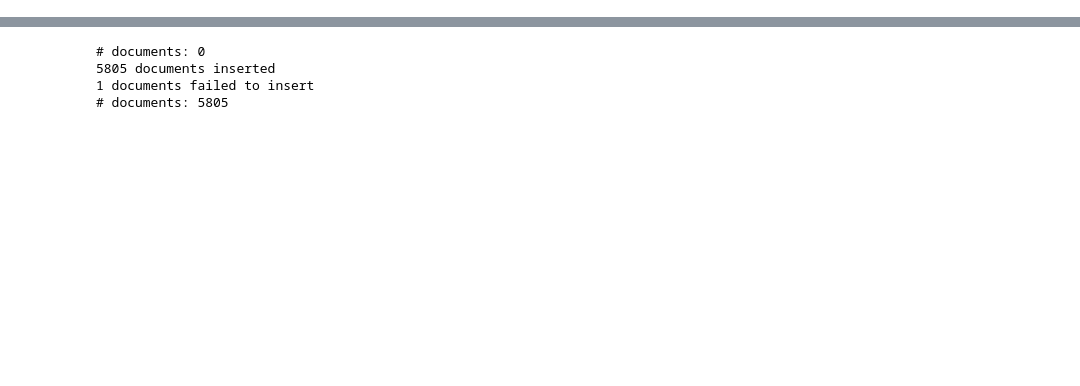
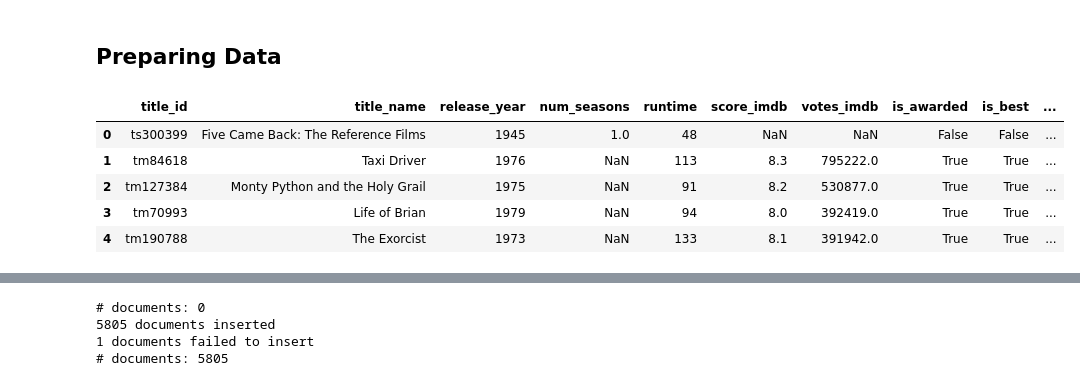
Before and after one commit to BolachinhaAmericana/MSc-AdvancedDatabases, a Jupyter notebook: Code/main.ipynb, the cells around one changed output, grey strips where cells are left out. Cells and saved outputs as stored; diff of their text form; code cells hidden in the pictures; blank space fills up the shorter version.

```diff
--- a/Code/main.ipynb
+++ b/Code/main.ipynb
@@ -298,0 +47,2 @@ VALUES (%s,%s,%s,%s)
+# %% [markdown]
+## Preparing Data
@@ -298,0 +53,22 @@ VALUES (%s,%s,%s,%s)
+# %%
+# setting feature normalized Titles Table
+table_titles = pd.DataFrame()
+table_titles[
+    [
+    'title_id','title_name','release_year',
+    'num_seasons','runtime','score_imdb', 'votes_imdb', 'is_awarded',
+    'is_best']] = df_titles[[
+    'id', 'title', 'release_year',
+    'seasons', 'runtime' , 'imdb_score',
+    'imdb_votes', 'is_awarded', 'is_best']]
+
+table_titles['is_movie'] = df_titles['type'].apply(lambda x: x == 'MOVIE')
+
+table_titles.head()
+# %% [output]
+|  | title_id | title_name | release_year | num_seasons | runtime | score_imdb | votes_imdb | is_awarded | is_best | ... |
+| 0 | ts300399 | Five Came Back: The Reference Films | 1945 | 1.0 | 48 | NaN | NaN | False | False | ... |
+| 1 | tm84618 | Taxi Driver | 1976 | NaN | 113 | 8.3 | 795222.0 | True | True | ... |
+| 2 | tm127384 | Monty Python and the Holy Grail | 1975 | NaN | 91 | 8.2 | 530877.0 | True | True | ... |
+| 3 | tm70993 | Life of Brian | 1979 | NaN | 94 | 8.0 | 392419.0 | True | True | ... |
+| 4 | tm190788 | The Exorcist | 1973 | NaN | 133 | 8.1 | 391942.0 | True | True | ... |
```
Also changed, not shown: parts of 168 cells of this notebook, 1 other file.
